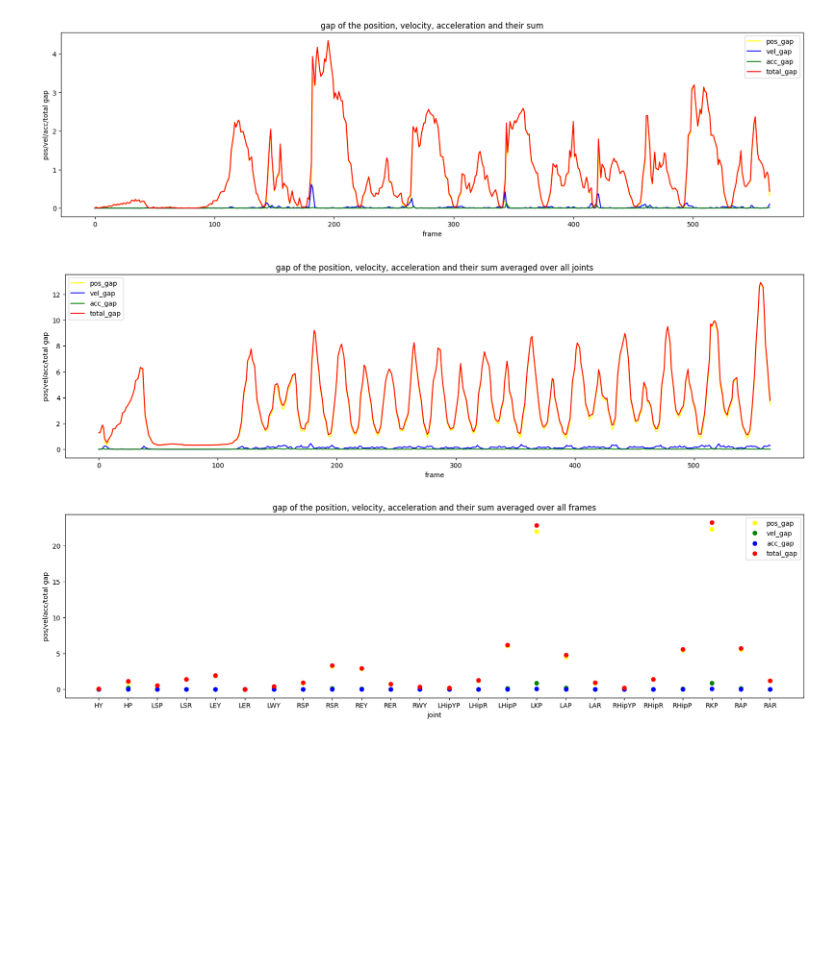
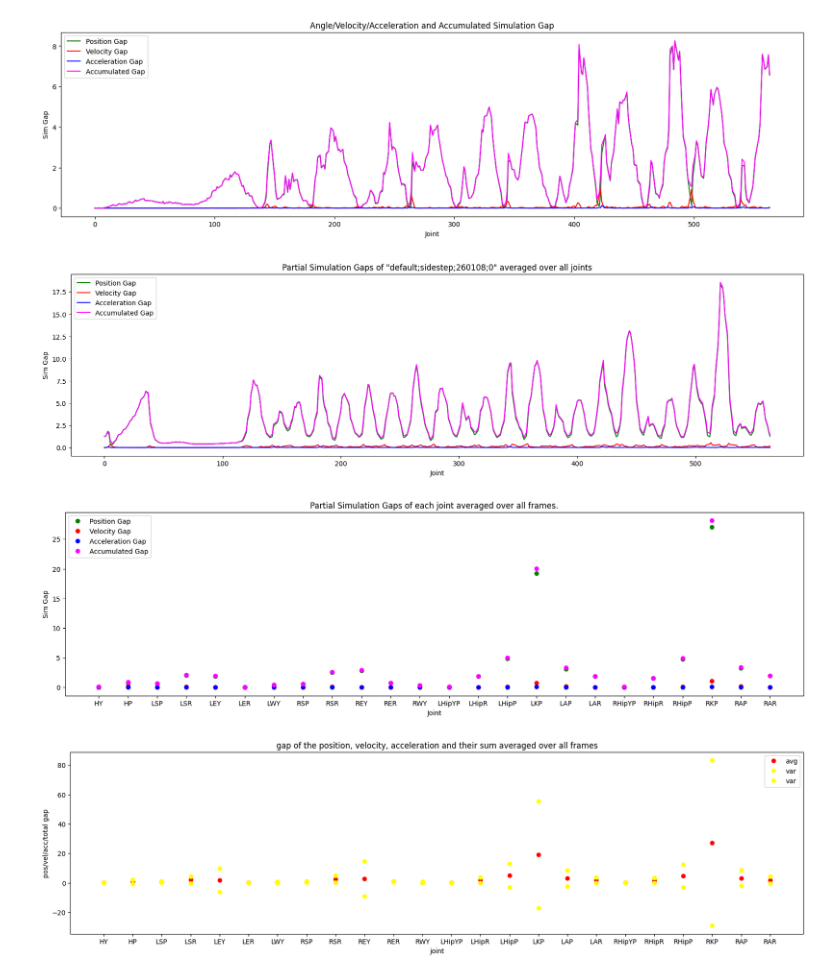
Before and after one commit to DasWHYYYDerWoche/MasterThesis, a Jupyter notebook: testing/gap_object_test.ipynb, the cells around one changed output. Saved outputs shown, nothing was run; the diff lists cells and outputs as text; code cells hidden in the pictures; blank space fills up the shorter version.

```diff
--- a/testing/gap_object_test.ipynb
+++ b/testing/gap_object_test.ipynb
@@ -48,12 +42,28 @@ single_gap(test_object, joint_name, start_index, end_end_index, "-")
 # %%
-total_gap(test_object, joint_name, start_index, end_end_index, "-")
+gap_object_visualizer.plt_total_gap(joint_name)
 # %% [output]
-[figure, old version]
+[figure, new version]
 # %%
-avg_for_frames(test_object, start_index, end_end_index, "-")
+gap_object_visualizer.plt_avg_for_frames()
 # %% [output]
-[figure, old version]
+[figure, new version]
 # %%
-avg_for_joints(test_object, "o")
+gap_object_visualizer.plt_avg_for_joints()
 # %% [output]
-[figure, old version]
+[figure, new version]
+# %%
+
+import matplotlib.pyplot as plt
+pos_gap = test_object.get_pos_gap_for_joints_TEST()
+
+plt.figure(figsize=(20, 5))
+plt.title("gap of the position, velocity, acceleration and their sum averaged over all frames")
+plt.xlabel("joint")
+plt.ylabel("pos/vel/acc/total gap")
+plt.plot([JOINT_SHORT[joint_name] for joint_name in pos_gap.keys()], [x for x,y in pos_gap.values()], "o", color="red", label="avg")
+plt.plot([JOINT_SHORT[joint_name] for joint_name in pos_gap.keys()], [x+y for x,y in pos_gap.values()], "o", color="yellow", label="var")
+plt.plot([JOINT_SHORT[joint_name] for joint_name in pos_gap.keys()], [x-y for x,y in pos_gap.values()], "o", color="yellow", label="var")
+plt.legend()
+plt.show()
+# %% [output]
+[figure, added]
```
Also changed, not shown: parts of 3 cells of this notebook, 9 other files.
